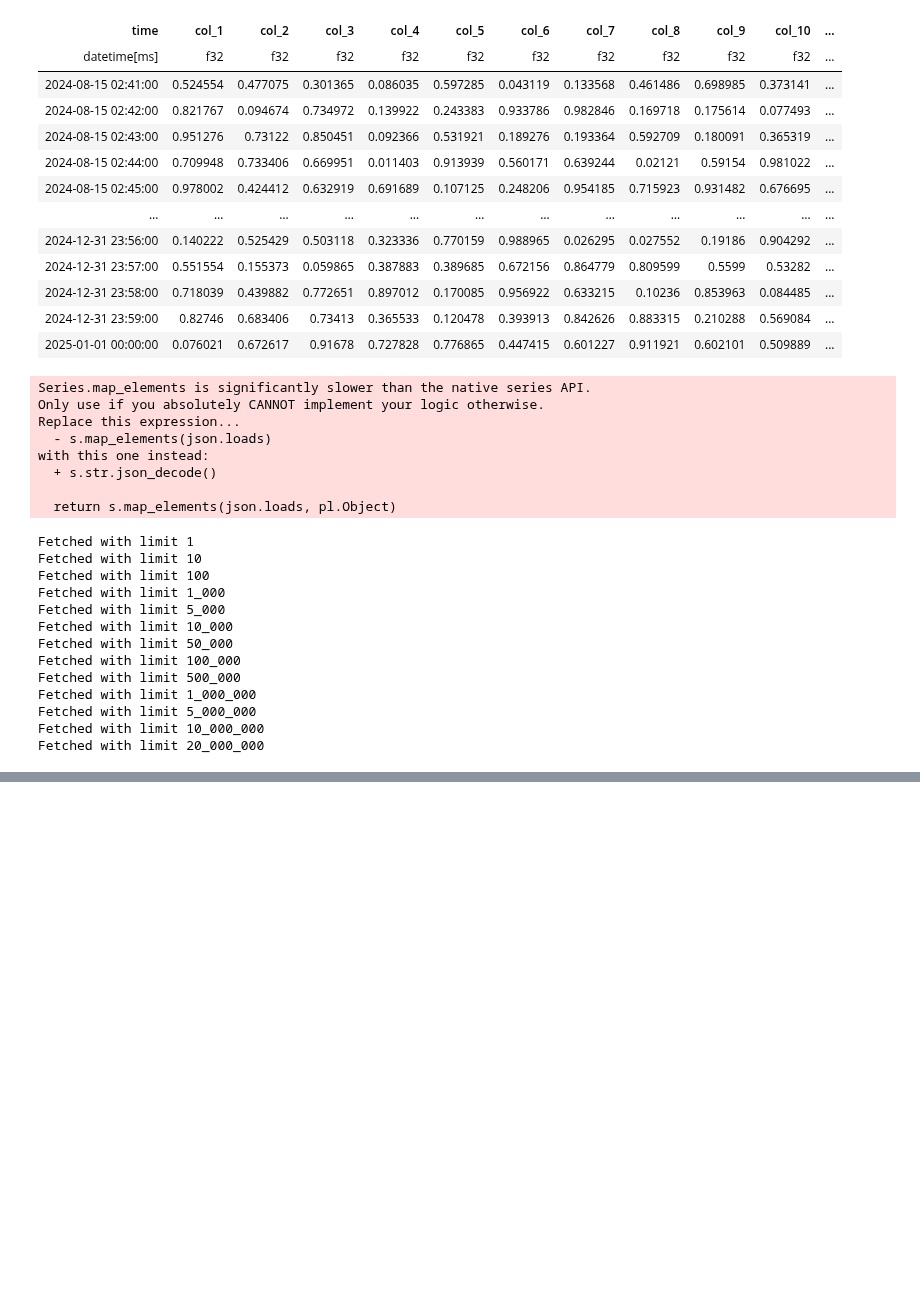
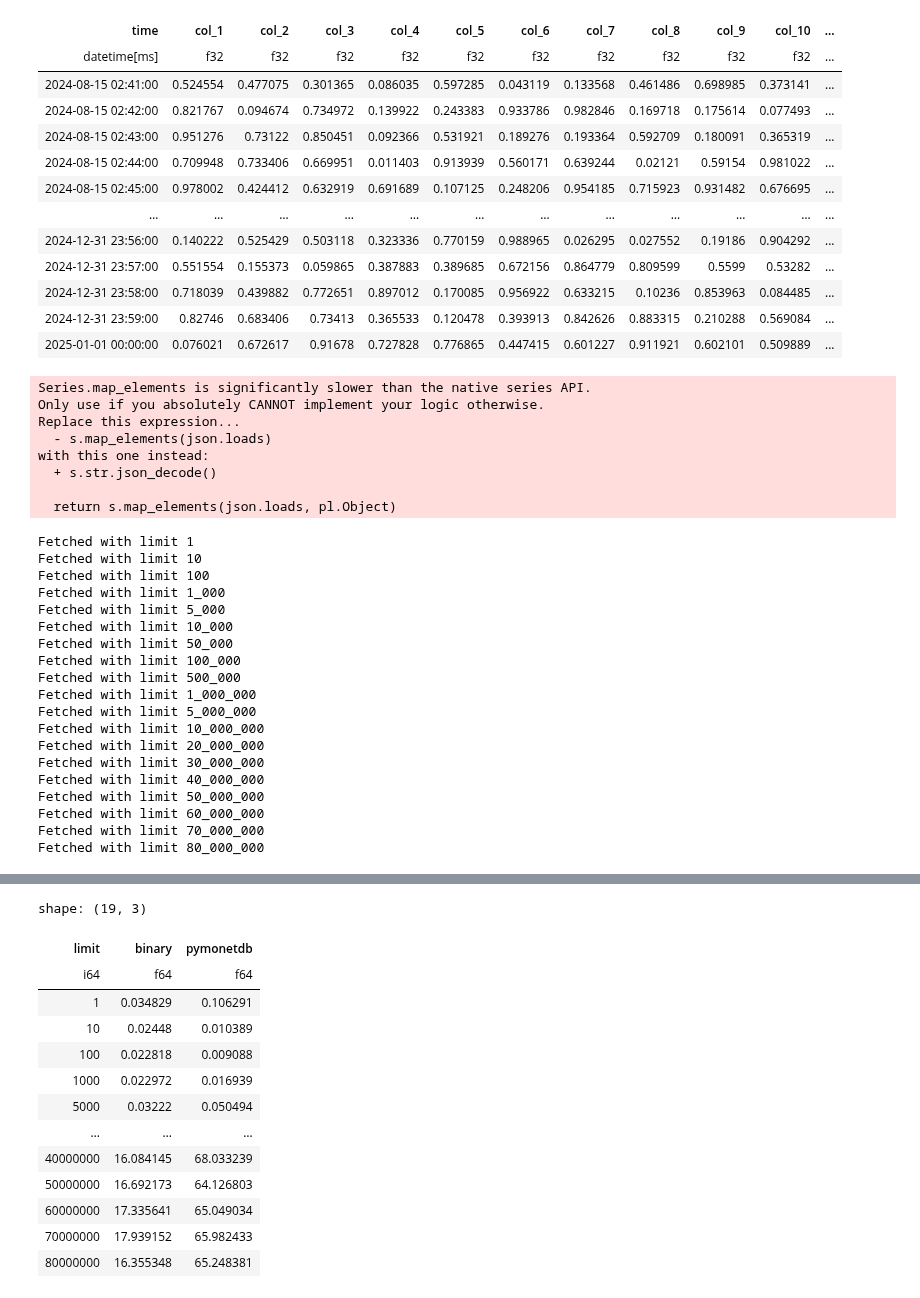
Before and after one commit to wlaur/olap-benchmarks, a Jupyter notebook: notebooks/test.ipynb, the cells around one changed output, grey strips where cells are left out. Drawn from its saved outputs; the diff is of its cells as text; code cells hidden in the pictures; blank space fills up the shorter version.

```diff
--- a/notebooks/test.ipynb
+++ b/notebooks/test.ipynb
@@ -50,7 +50,7 @@ from time import perf_counter
 data = {"limit": [], "binary": [], "pymonetdb": []}
 
 for limit in [1, 10, 100, 1_000, 5_000, 10_000, 50_000, 100_000, 500_000, 1_000_000, 5_000_000] + [
-    n * 10_000_000 for n in range(1, 5)
+    n * 10_000_000 for n in range(1, 9)
 ]:
     q = f"select * from large order by id limit {limit}"
 
@@ -91,7 +91,32 @@ Fetched with limit 1_000_000
 Fetched with limit 5_000_000
 Fetched with limit 10_000_000
 Fetched with limit 20_000_000
+Fetched with limit 30_000_000
+Fetched with limit 40_000_000
+Fetched with limit 50_000_000
+Fetched with limit 60_000_000
+Fetched with limit 70_000_000
+Fetched with limit 80_000_000
 # %%
-pl.DataFrame(data).hvplot(x="limit", kind="scatter", grid=True, width=900, height=600)
+df = pl.DataFrame(data)
+
+df.hvplot(x="limit", kind="scatter", grid=True, width=900, height=600)
 # %% [output]
 [interactive output not drawn]
+# %%
+df
+# %% [output]
+shape: (19, 3)
+| limit | binary | pymonetdb |
+| i64 | f64 | f64 |
+| 1 | 0.034829 | 0.106291 |
+| 10 | 0.02448 | 0.010389 |
+| 100 | 0.022818 | 0.009088 |
+| 1000 | 0.022972 | 0.016939 |
+| 5000 | 0.03222 | 0.050494 |
+| … | … | … |
+| 40000000 | 16.084145 | 68.033239 |
+| 50000000 | 16.692173 | 64.126803 |
+| 60000000 | 17.335641 | 65.049034 |
+| 70000000 | 17.939152 | 65.982433 |
+| 80000000 | 16.355348 | 65.248381 |
```
